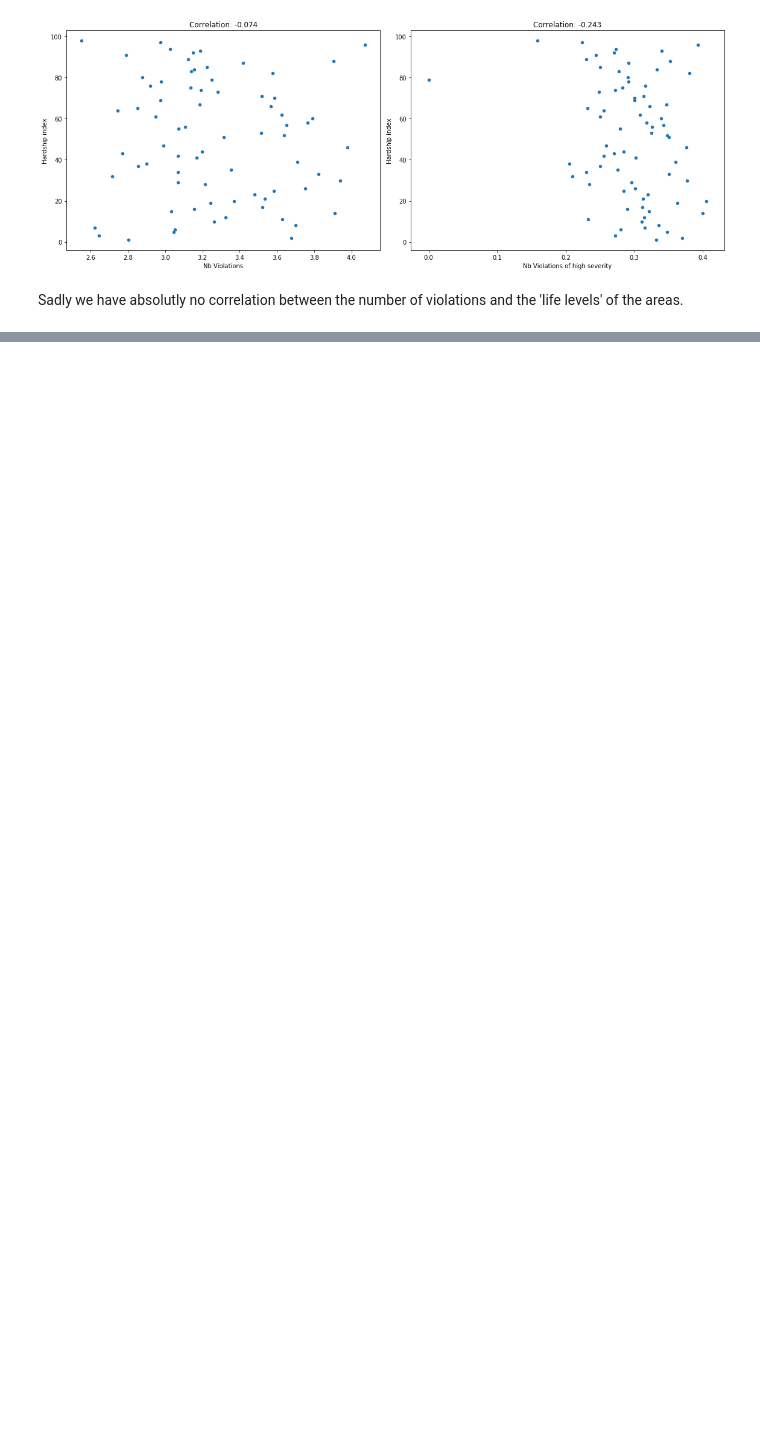
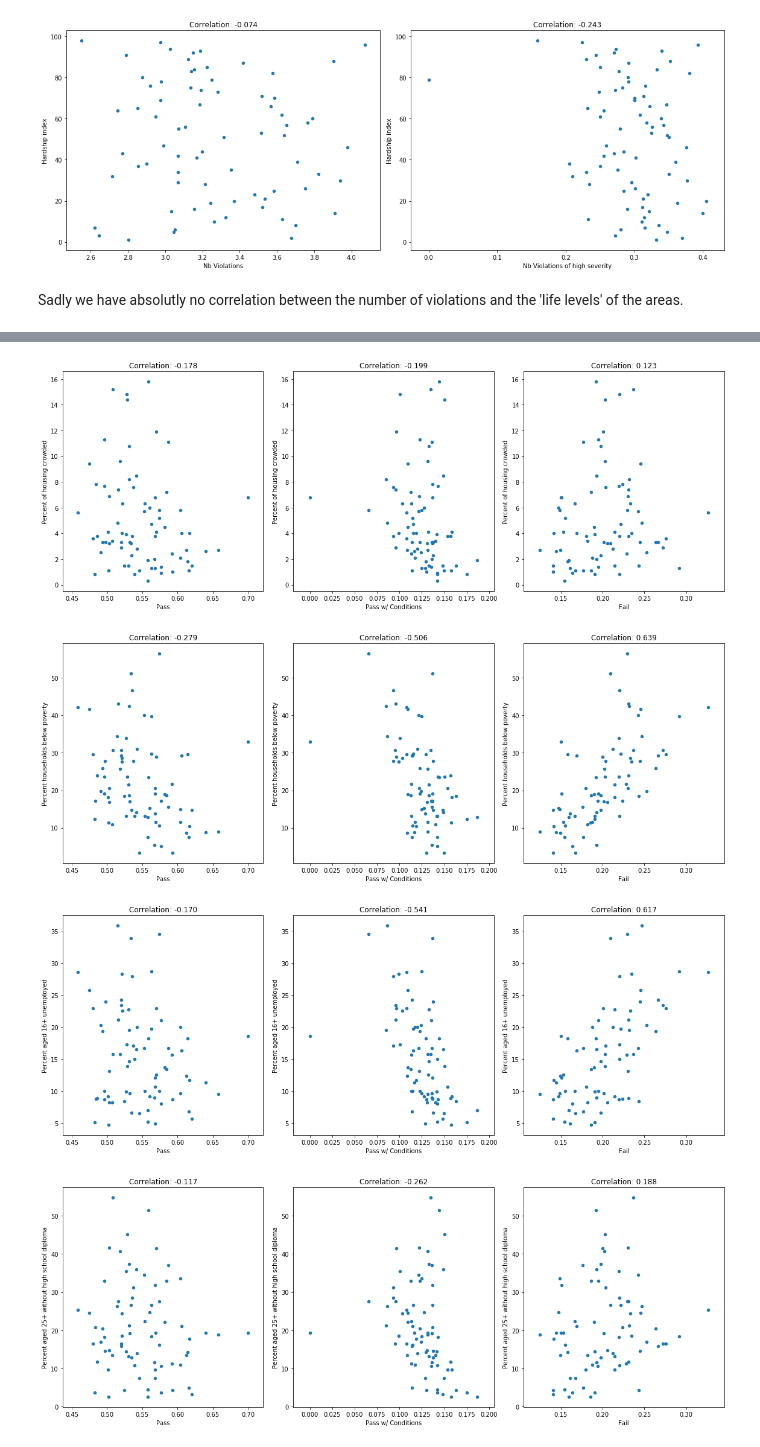
Before and after one commit to VodopaDev/CS401-Chicago-Crime-Analysis, a Jupyter notebook: areas.ipynb, the cells around one changed output, grey strips where cells are left out. Saved outputs shown, nothing was run; the diff lists cells and outputs as text; code cells hidden in the pictures; blank space fills up the shorter version.

Commit message:
Add analysis on pass/fail by area

```diff
--- a/areas.ipynb
+++ b/areas.ipynb
@@ -37,8 +37,8 @@ mean_nb_violations_by_community.head()
 | ASHBURN | 2.854296 | 0.250311 | 0.220423 | 2.383562 |
 | AUBURN GRESHAM | 3.190850 | 0.271895 | 0.299782 | 2.619172 |
 # %%
-df_joined = mean_nb_violations_by_community.join(community_areas)
-df_joined.head()
+df_joined_nb_violations = mean_nb_violations_by_community.join(community_areas)
+df_joined_nb_violations.head()
 # %% [output]
 |  | Nb Violations | Nb Violations of high severity | Nb Violations of medium severity | Nb Violations of low severity | ... |
 | Community |  |  |  |  | ... |
@@ -49,13 +49,11 @@ df_joined.head()
 | AUBURN GRESHAM | 3.190850 | 0.271895 | 0.299782 | 2.619172 | ... |
 # %%
 for column_name in community_areas.columns[1:]:
-    fig, ax = plt.subplots(1, 2, figsize=(16,6))
+    fig, ax = plt.subplots(1, len(mean_nb_violations_by_community.columns[:2]), figsize=(16,6))
 
-    df_joined[['Nb Violations', column_name]].plot.scatter(x='Nb Violations', y=column_name, ax=ax[0])
-    ax[0].set_title('Correlation: {}'.format("%.3f" % df_joined['Nb Violations'].corr(df_joined[column_name])))
-
-    df_joined[['Nb Violations of high severity', column_name]].plot.scatter(x='Nb Violations of high severity', y=column_name, ax=ax[1])
-    ax[1].set_title('Correlation: {}'.format("%.3f" % df_joined['Nb Violations of high severity'].corr(df_joined[column_name])))
+    for i, column_name2 in enumerate(mean_nb_violations_by_community.columns[:2]):
+        df_joined_nb_violations[[column_name2, column_name1]].plot.scatter(x=column_name2, y=column_name1, ax=ax[i])
+        ax[i].set_title('Correlation: {}'.format("%.3f" % df_joined_nb_violations[column_name2].corr(df_joined_nb_violations[column_name1])))
 
     plt.tight_layout()
     plt.show()
@@ -69,3 +67,10 @@ for column_name in community_areas.columns[1:]:
 [figure]
 # %% [markdown]
 Sadly we have absolutly no correlation between the number of violations and the 'life levels' of the areas.
+# %%
+results_by_community = df[['Community', 'Results']]
+results_by_community['Pass'] = results_by_community['Results'].apply(lambda x: 1 if x == 'Pass' else 0)
+results_by_community['Pass w/ Conditions'] = results_by_community['Results'].apply(lambda x: 1 if x == 'Pass w/ Conditions' else 0)
+results_by_community['Fail'] = results_by_community['Results'].apply(lambda x: 1 if x == 'Fail' else 0)
+results_by_community = results_by_community.groupby('Community').mean()
+results_by_community.head()
@@ -71,0 +100,3 @@ Sadly we have absolutly no correlation between the number of violations and the
+# %%
+df_joined_results = results_by_community.join(community_areas)
+df_joined_results.head()
@@ -71,0 +111,14 @@ Sadly we have absolutly no correlation between the number of violations and the
+# %%
+for column_name1 in community_areas.columns[1:]:
+    fig, ax = plt.subplots(1, len(results_by_community.columns), figsize=(16,6))
+    for i, column_name2 in enumerate(results_by_community.columns):
+        df_joined_results[[column_name2, column_name1]].plot.scatter(x=column_name2, y=column_name1, ax=ax[i])
+        ax[i].set_title('Correlation: {}'.format("%.3f" % df_joined_results[column_name2].corr(df_joined_results[column_name1])))
+
+    plt.tight_layout()
+    plt.show()
+# %% [output]
+[figure, added]
+[figure, added]
+[figure, added]
+[figure, added]
```
Also changed, not shown: parts of 4 cells of this notebook.
